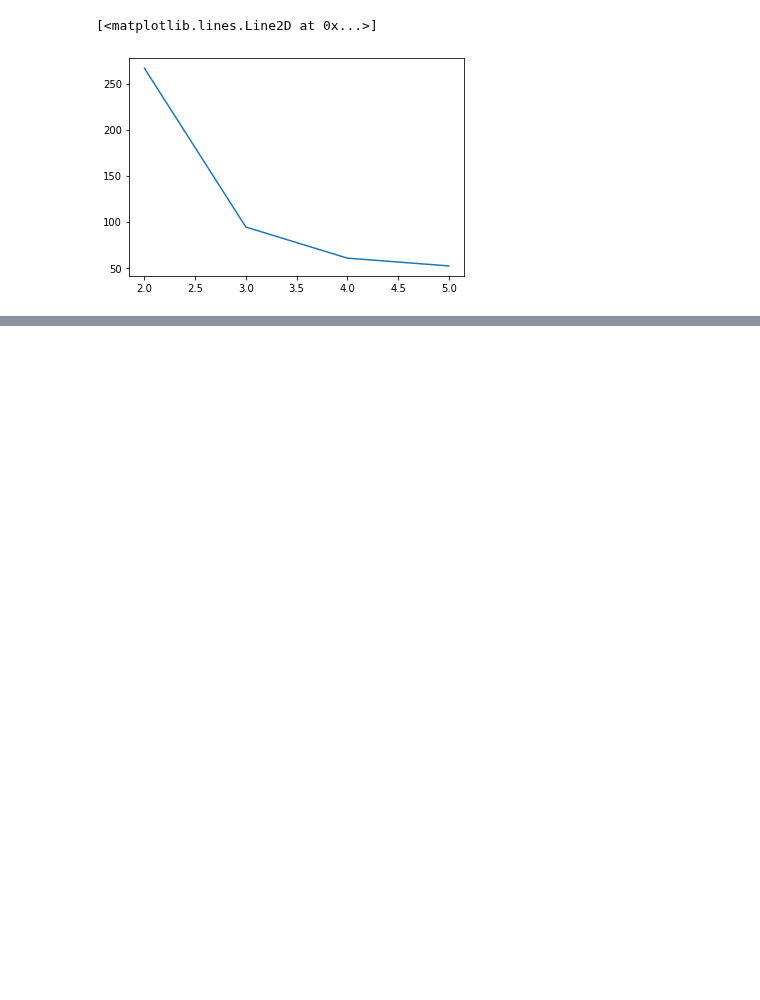
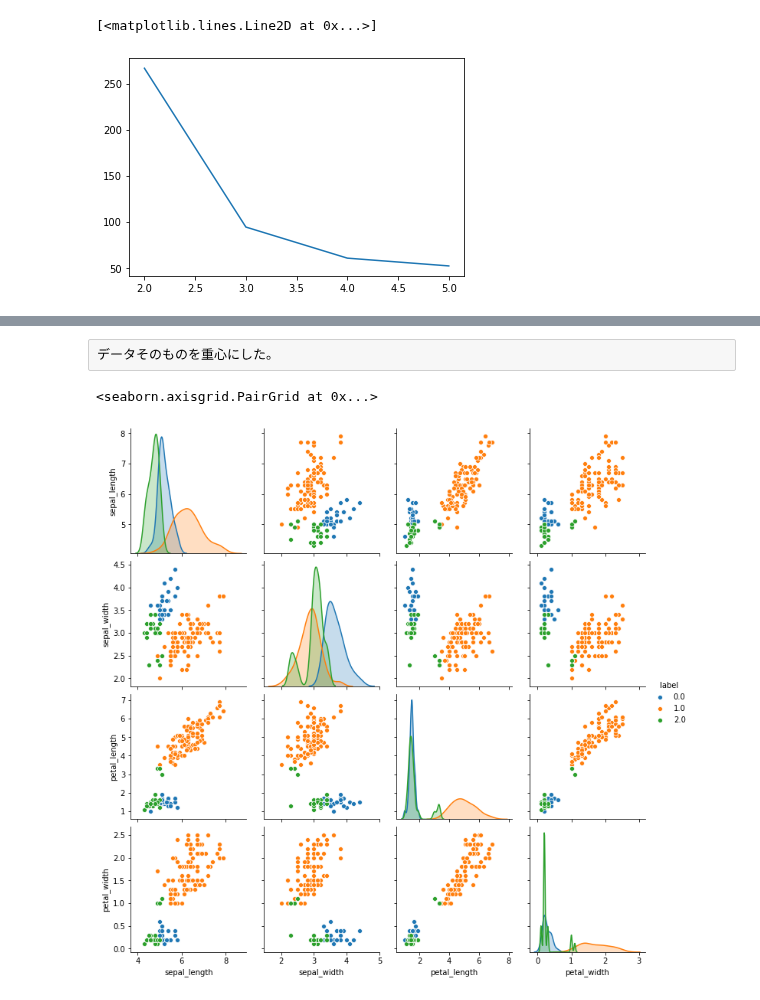
Before and after one commit to NRKR-living/first_AI_seminar, a Jupyter notebook: work1/task/kmeans.ipynb, the cells around one changed output, grey strips where cells are left out. Saved outputs shown, nothing was run; the diff lists cells and outputs as text; code cells hidden in the pictures; blank space fills up the shorter version.

```diff
--- a/work1/task/kmeans.ipynb
+++ b/work1/task/kmeans.ipynb
@@ -124,0 +179,9 @@ result=KMeans(n_clusters=3,random_state=10).fit(data)
+# %%
+bar_left=[]
+bar_height=[]
+for x in range(2,6):
+    a=kmeans(x)
+    a.fit(data)
+    ans=a.cluster_learn()
+    bar_left.append(x)
+    bar_height.append(ans[2])
@@ -124,0 +193,2 @@ result=KMeans(n_clusters=3,random_state=10).fit(data)
+# %% [raw]
+データそのものを重心にした。
@@ -124,0 +245,14 @@ result=KMeans(n_clusters=3,random_state=10).fit(data)
+# %%
+a=kmeans_ex2(3)
+a.fit(data)
+s=a.cluster_learn()
+# %%
+data_df = pd.DataFrame(data)
+label_df = pd.DataFrame(s[1])
+sample_df = pd.concat([data_df,label_df],axis=1)
+sample_df.columns=["sepal_length","sepal_width","petal_length","petal_width","label"]
+sample_df
+sns.pairplot(sample_df,hue="label")
+# %% [output]
+<seaborn.axisgrid.PairGrid at 0x...>
+[figure, added]
```
Also changed, not shown: parts of 11 cells of this notebook, 11 other files.
